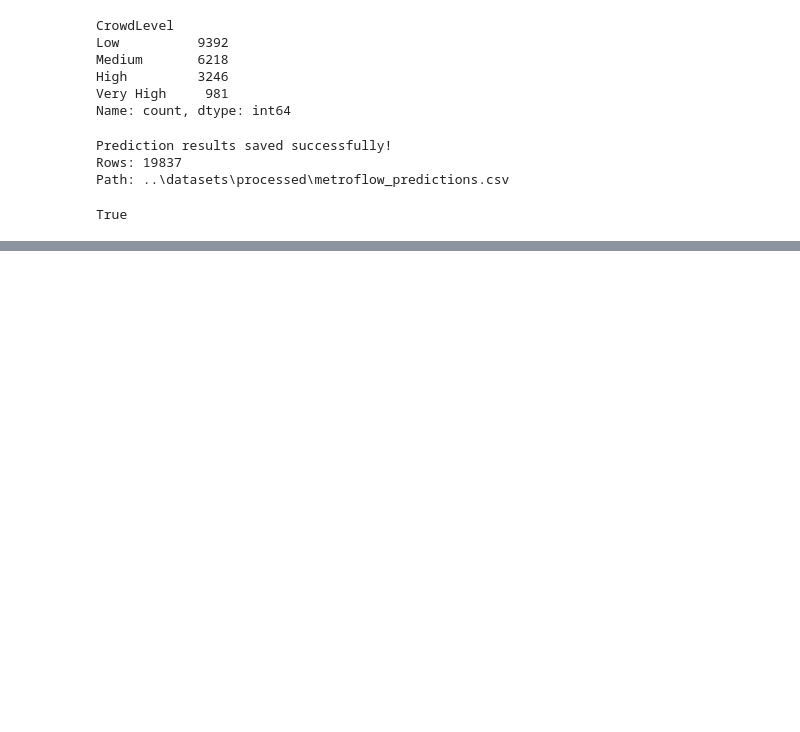
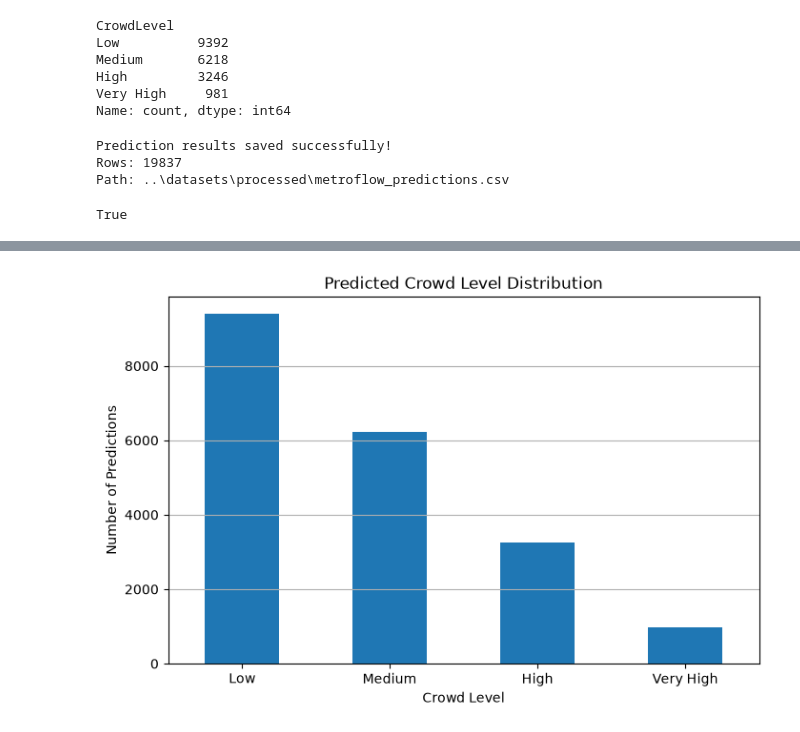
Before and after one commit to springboardmentor443m-coder/Predictive-Public-Transit-Intelligence-Platform-for-Crowd-Management-and-Schedule-Optimization, a Jupyter notebook: MetroFlow/ai/dataset_analysis.ipynb, the cells around one changed output, grey strips where cells are left out. Cells and saved outputs as stored; diff of their text form; code cells hidden in the pictures; blank space fills up the shorter version.

```diff
--- a/MetroFlow/ai/dataset_analysis.ipynb
+++ b/MetroFlow/ai/dataset_analysis.ipynb
@@ -1505,0 +1533,17 @@ True
+# %%
+# Crowd level distribution
+
+crowd_summary.plot(
+    kind="bar",
+    figsize=(8, 5)
+)
+
+plt.title("Predicted Crowd Level Distribution")
+plt.xlabel("Crowd Level")
+plt.ylabel("Number of Predictions")
+plt.xticks(rotation=0)
+plt.grid(axis="y")
+
+plt.show()
+# %% [output]
+[figure, added]
```
Also changed, not shown: parts of 1 cell of this notebook, 1 other file.
